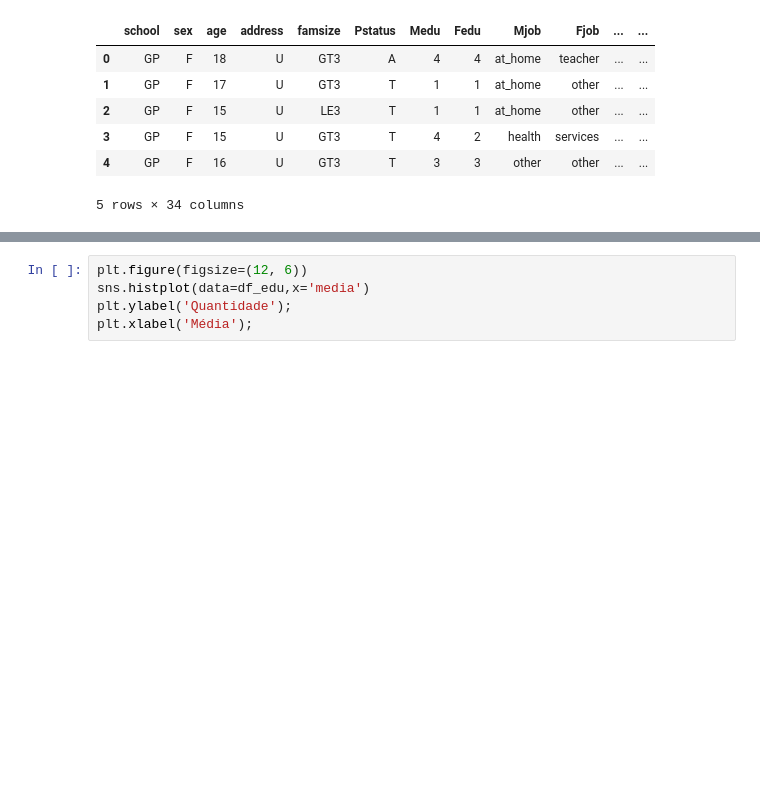
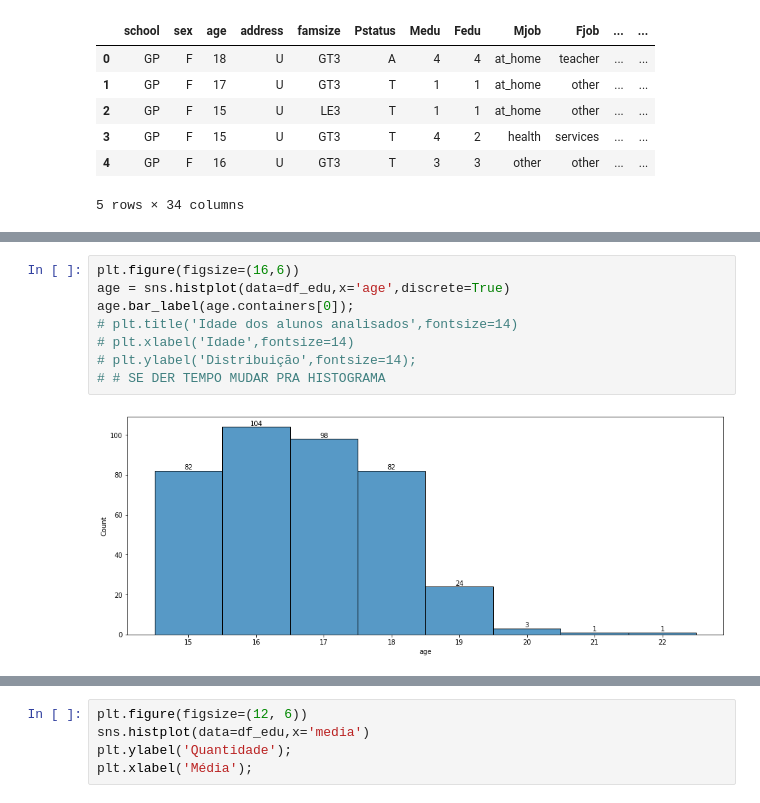
Before and after one commit to joaovdferraz/Projeto3_ADA, a Jupyter notebook: proj 4.ipynb, the cells around one changed output, grey strips where cells are left out. Drawn from its saved outputs; the diff is of its cells as text; blank space fills up the shorter version.

```diff
--- a/proj 4.ipynb
+++ b/proj 4.ipynb
@@ -38,0 +65,10 @@ df_edu.groupby(by='Medu').count()
+# %%
+plt.figure(figsize=(16,6))
+age = sns.histplot(data=df_edu,x='age',discrete=True)
+age.bar_label(age.containers[0]);
+# plt.title('Idade dos alunos analisados',fontsize=14)
+# plt.xlabel('Idade',fontsize=14)
+# plt.ylabel('Distribuição',fontsize=14);
+# # SE DER TEMPO MUDAR PRA HISTOGRAMA
+# %% [output]
+[figure, added]
```
Also changed, not shown: parts of 32 cells of this notebook.
